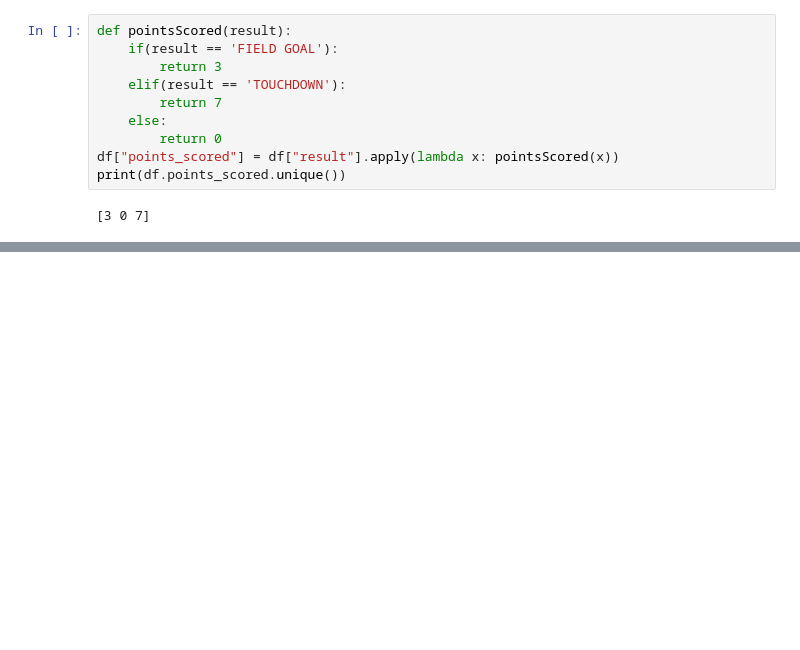
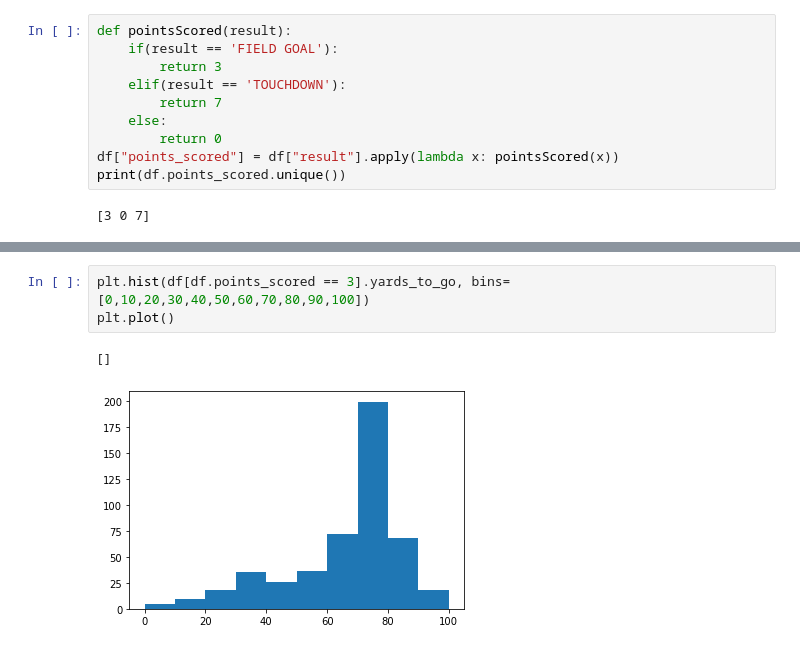
Before and after one commit to jack-nonnie/NflDrives, a Jupyter notebook: DriveModel.ipynb, the cells around one changed output, grey strips where cells are left out. Saved outputs shown, nothing was run; the diff lists cells and outputs as text; blank space fills up the shorter version.

```diff
--- a/DriveModel.ipynb
+++ b/DriveModel.ipynb
@@ -127,0 +136,6 @@ df.head(50)
+# %%
+plt.hist(df[df.points_scored == 3].yards_to_go, bins=[0,10,20,30,40,50,60,70,80,90,100])
+plt.plot()
+# %% [output]
+[]
+[figure, added]
```
Also changed, not shown: parts of 5 cells of this notebook.
